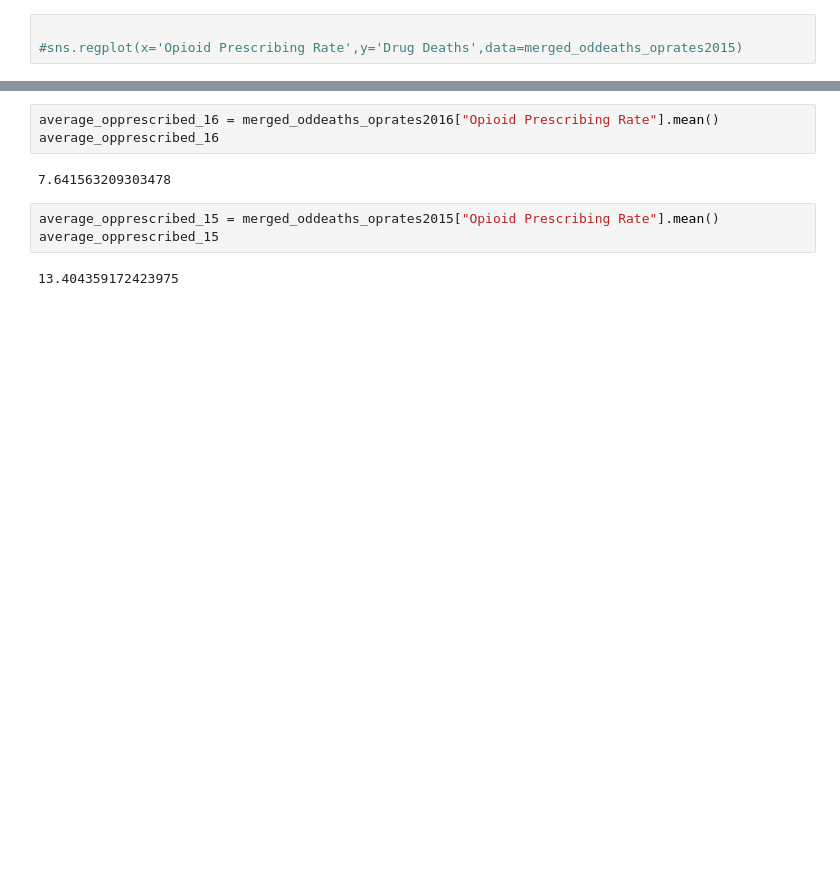
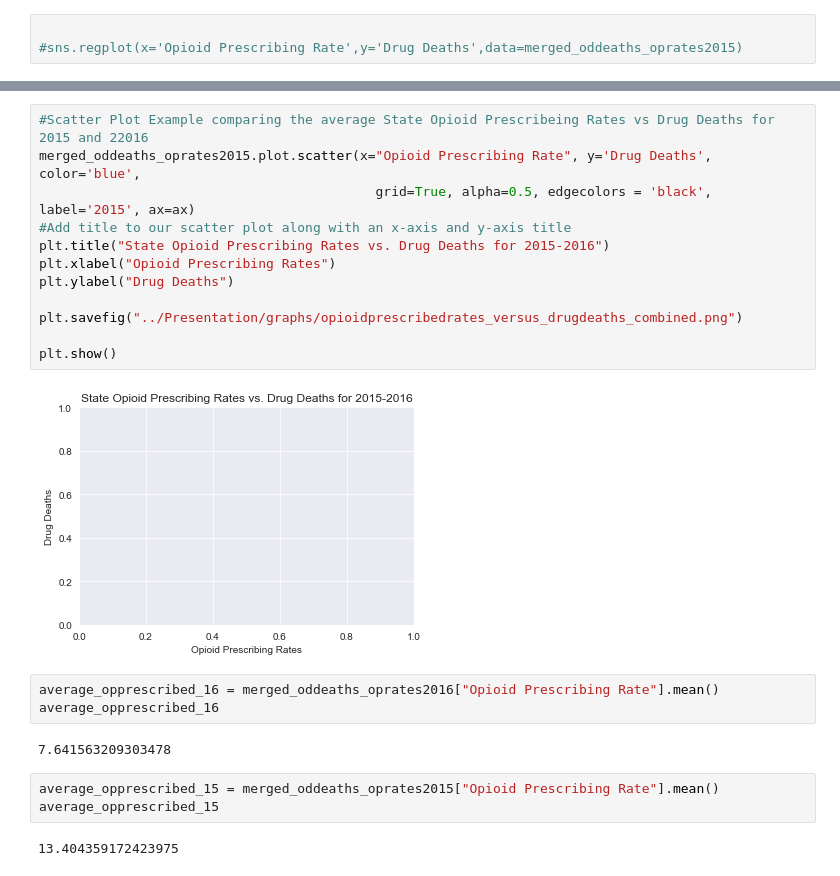
Before and after one commit to MTDahmer/Project1, a Jupyter notebook: notebooks/Opioid Prescribed Versus Drug Deaths.ipynb, the cells around one changed output, grey strips where cells are left out. Cells and saved outputs as stored; diff of their text form; blank space fills up the shorter version.

```diff
--- a/notebooks/Opioid Prescribed Versus Drug Deaths.ipynb
+++ b/notebooks/Opioid Prescribed Versus Drug Deaths.ipynb
@@ -538,3 +538,17 @@ plt.show()
+# %%
+#Scatter Plot Example comparing the average State Opioid Prescribeing Rates vs Drug Deaths for 2015 and 22016
+merged_oddeaths_oprates2015.plot.scatter(x="Opioid Prescribing Rate", y='Drug Deaths', color='blue',
+                                           grid=True, alpha=0.5, edgecolors = 'black', label='2015', ax=ax)
+#Add title to our scatter plot along with an x-axis and y-axis title
+plt.title("State Opioid Prescribing Rates vs. Drug Deaths for 2015-2016")
+plt.xlabel("Opioid Prescribing Rates")
+plt.ylabel("Drug Deaths")
+
+plt.savefig("../Presentation/graphs/opioidprescribedrates_versus_drugdeaths_combined.png")
+
+plt.show()
+# %% [output]
+[figure, added]
 # %%
 average_opprescribed_16 = merged_oddeaths_oprates2016["Opioid Prescribing Rate"].mean()
 average_opprescribed_16
```
Also changed, not shown: parts of 4 cells of this notebook.
